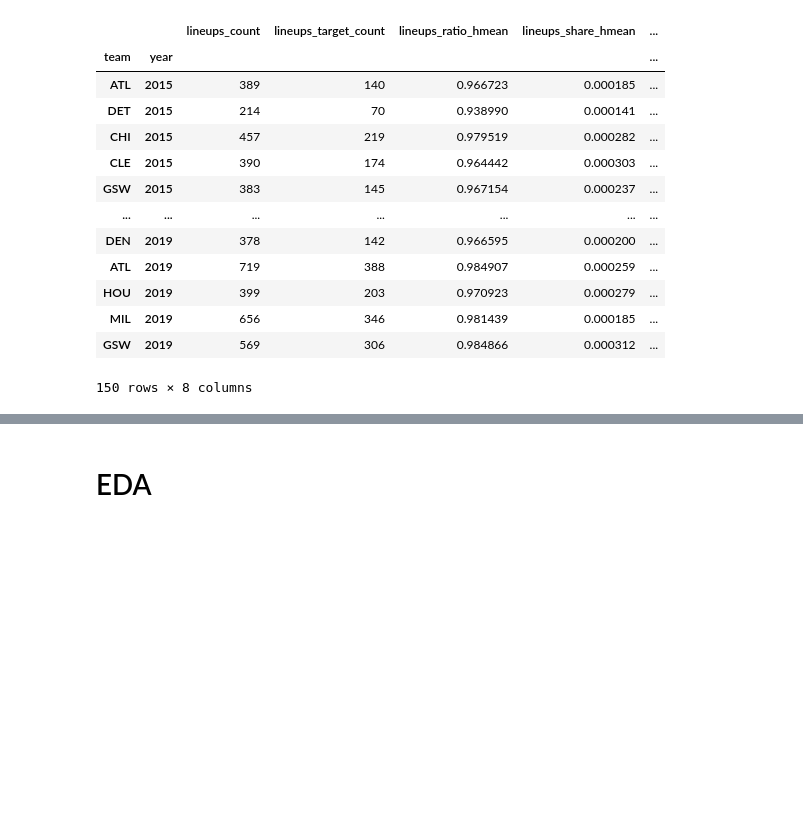
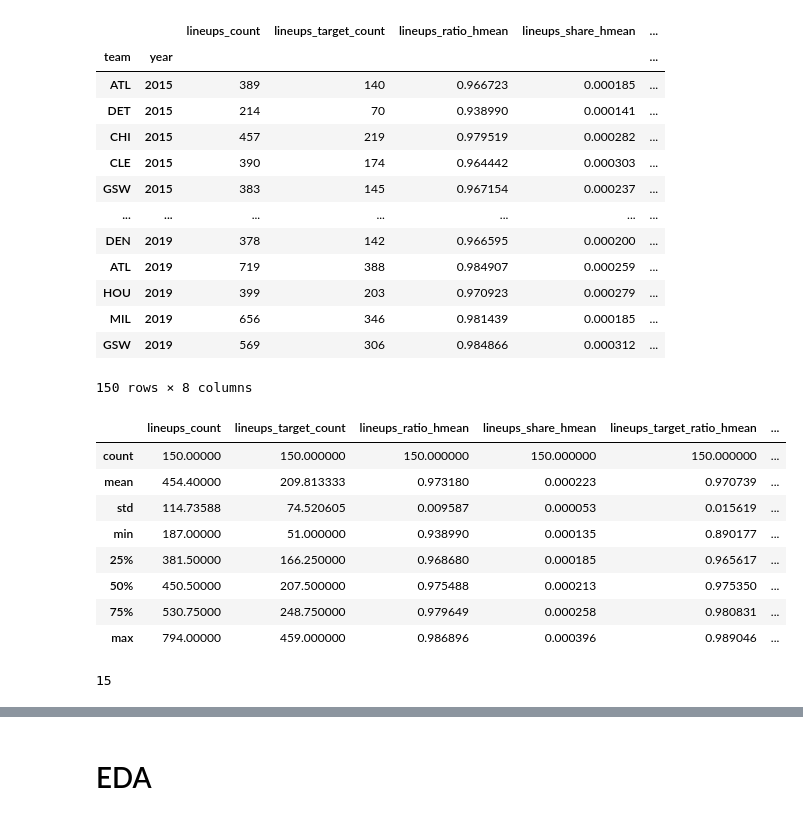
Before and after one commit to arnaud-odet/Roster_Building, a Jupyter notebook: notebooks/pbp.ipynb, the cells around one changed output, grey strips where cells are left out. Drawn from its saved outputs; the diff is of its cells as text; code cells hidden in the pictures; blank space fills up the shorter version.

```diff
--- a/notebooks/pbp.ipynb
+++ b/notebooks/pbp.ipynb
@@ -83,5 +83,51 @@ period.success
 | MIL | 2019 | 656 | 346 | 0.981439 | 0.000185 | ... |
 | GSW | 2019 | 569 | 306 | 0.984866 | 0.000312 | ... |
 150 rows × 8 columns
+# %%
+period.success.describe()
+# %% [output]
+|  | lineups_count | lineups_target_count | lineups_ratio_hmean | lineups_share_hmean | lineups_target_ratio_hmean | ... |
+| count | 150.00000 | 150.000000 | 150.000000 | 150.000000 | 150.000000 | ... |
+| mean | 454.40000 | 209.813333 | 0.973180 | 0.000223 | 0.970739 | ... |
+| std | 114.73588 | 74.520605 | 0.009587 | 0.000053 | 0.015619 | ... |
+| min | 187.00000 | 51.000000 | 0.938990 | 0.000135 | 0.890177 | ... |
+| 25% | 381.50000 | 166.250000 | 0.968680 | 0.000185 | 0.965617 | ... |
+| 50% | 450.50000 | 207.500000 | 0.975488 | 0.000213 | 0.975350 | ... |
+| 75% | 530.75000 | 248.750000 | 0.979649 | 0.000258 | 0.980831 | ... |
+| max | 794.00000 | 459.000000 | 0.986896 | 0.000396 | 0.989046 | ... |
+# %%
+conferences = {'LAC': 'West',
+ 'ORL': 'East',
+ 'POR': 'West',
+ 'BOS': 'East',
+ 'UTA': 'West',
+ 'IND': 'East',
+ 'PHI': 'East',
+ 'CHI': 'East',
+ 'MIN': 'West',
+ 'MIA': 'East',
+ 'NOP': 'West',
+ 'BKN': 'East',
+ 'GSW': 'West',
+ 'ATL': 'East',
+ 'TOR': 'East',
+ 'CLE': 'East',
+ 'LAL': 'West',
+ 'SAS': 'West',
+ 'SAC': 'West',
+ 'HOU': 'West',
+ 'DET': 'East',
+ 'MIL': 'East',
+ 'NYK': 'East',
+ 'CHA': 'East',
+ 'DAL': 'West',
+ 'WAS': 'East',
+ 'MEM': 'West',
+ 'PHX': 'West',
+ 'OKC': 'West',
+ 'DEN': 'West'}
+sum([int(v == 'West') for v in conferences.values()])
+# %% [output]
+15
 # %%
 _psdf = period.success.copy()
```
Also changed, not shown: parts of 2 cells of this notebook, 18 other files.
